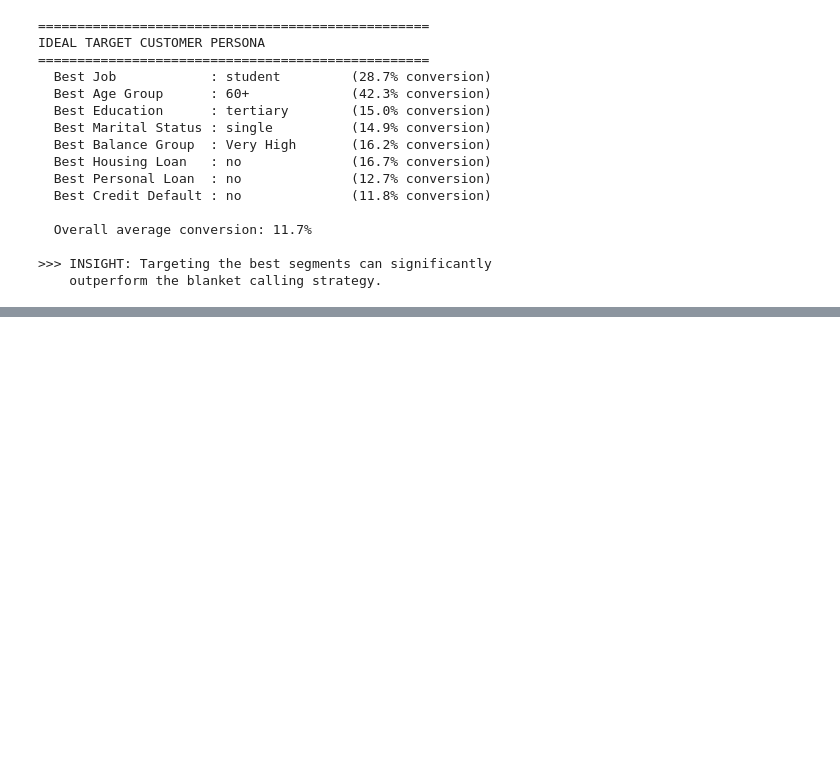
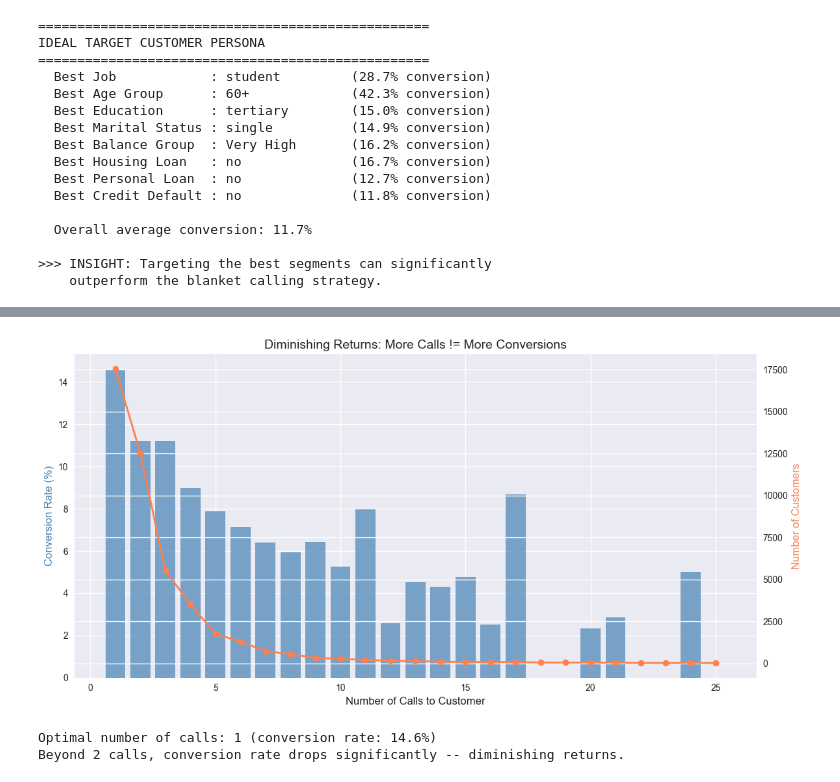
Before and after one commit to agrani1411/marketanalysis, a Jupyter notebook: Marketing_ROI_Analysis.ipynb, the cells around one changed output, grey strips where cells are left out. Drawn from its saved outputs; the diff is of its cells as text; code cells hidden in the pictures; blank space fills up the shorter version.

Commit message:
feat: add notebook Part 5 -- campaign optimization analysis
Co-Authored-By: Claude Sonnet 4.6 <noreply@anthropic.com>

```diff
--- a/Marketing_ROI_Analysis.ipynb
+++ b/Marketing_ROI_Analysis.ipynb
@@ -509,0 +558,32 @@ IDEAL TARGET CUSTOMER PERSONA
+# %%
+# Diminishing returns: conversion rate by number of calls
+campaign_conv = df.groupby('campaign')['y_numeric'].agg(['mean', 'count'])
+campaign_conv.columns = ['conversion_rate', 'count']
+campaign_conv = campaign_conv[campaign_conv['count'] >= 20]  # Minimum sample size
+
+fig, ax1 = plt.subplots(figsize=(12, 6))
+
+color1 = 'steelblue'
+ax1.bar(campaign_conv.index, campaign_conv['conversion_rate'] * 100, color=color1, alpha=0.7)
+ax1.set_xlabel('Number of Calls to Customer')
+ax1.set_ylabel('Conversion Rate (%)', color=color1)
+ax1.set_title('Diminishing Returns: More Calls != More Conversions')
+
+# Add call volume on secondary axis
+ax2 = ax1.twinx()
+color2 = 'coral'
+ax2.plot(campaign_conv.index, campaign_conv['count'], color=color2, marker='o', linewidth=2)
+ax2.set_ylabel('Number of Customers', color=color2)
+
+plt.tight_layout()
+plt.savefig('images/campaign_diminishing_returns.png', dpi=150, bbox_inches='tight')
+plt.show()
+
+# Find optimal call count
+best_calls = campaign_conv['conversion_rate'].idxmax()
+print(f"\nOptimal number of calls: {best_calls} (conversion rate: {campaign_conv.loc[best_calls, 'conversion_rate']*100:.1f}%)")
+print(f"Beyond {min(best_calls + 1, 3)} calls, conversion rate drops significantly -- diminishing returns.")
+# %% [output]
+[figure, added]
+Optimal number of calls: 1 (conversion rate: 14.6%)
+Beyond 2 calls, conversion rate drops significantly -- diminishing returns.
```
Also changed, not shown: parts of 6 cells of this notebook, 1 other file.
